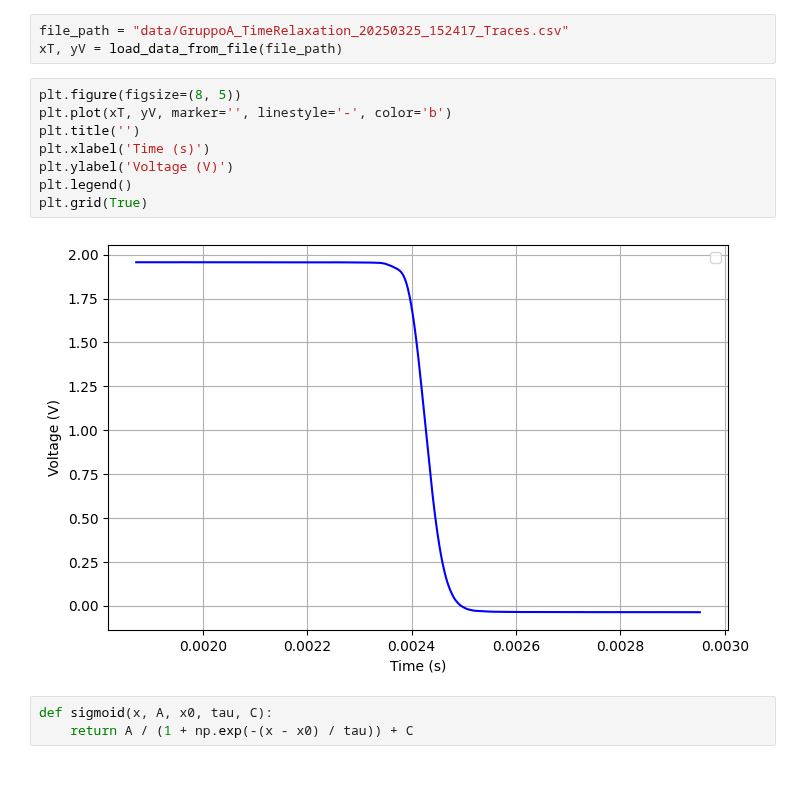
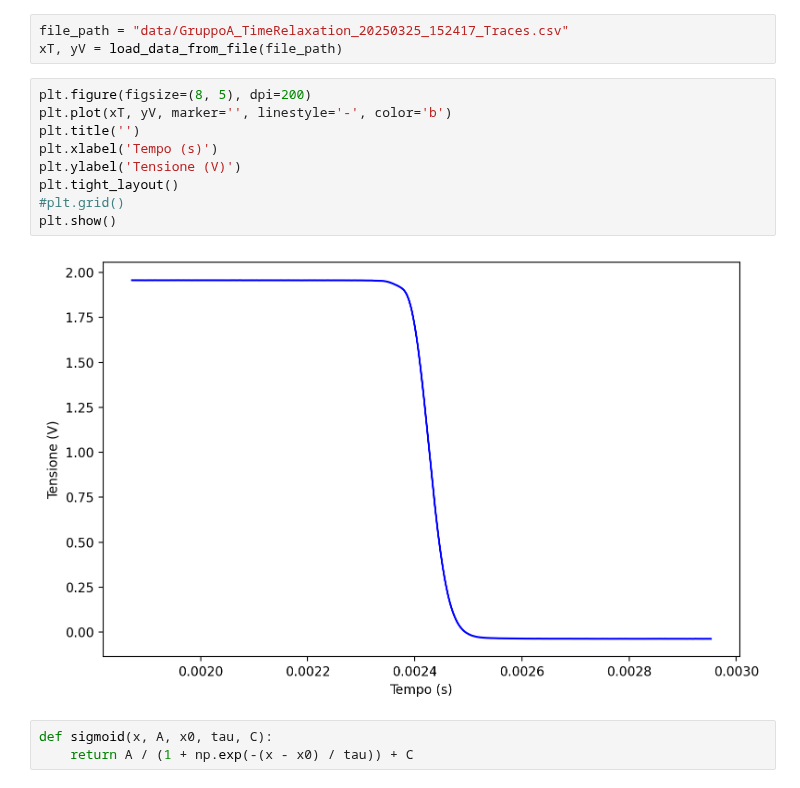
Before and after one commit to zosojack/lab-ss-2, a Jupyter notebook: PARTE 1: PL/3-tempo di rilassamento.ipynb, the cells around one changed output. Drawn from its saved outputs; the diff is of its cells as text.

```diff
--- a/PARTE 1: PL/3-tempo di rilassamento.ipynb
+++ b/PARTE 1: PL/3-tempo di rilassamento.ipynb
@@ -16,15 +16,16 @@ def load_data_from_file(file_path):
 file_path = "data/GruppoA_TimeRelaxation_20250325_152417_Traces.csv"
 xT, yV = load_data_from_file(file_path)
 # %%
-plt.figure(figsize=(8, 5))
+plt.figure(figsize=(8, 5), dpi=200)
 plt.plot(xT, yV, marker='', linestyle='-', color='b')
 plt.title('')
-plt.xlabel('Time (s)')
-plt.ylabel('Voltage (V)')
-plt.legend()
-plt.grid(True)
+plt.xlabel('Tempo (s)')
+plt.ylabel('Tensione (V)')
+plt.tight_layout()
+#plt.grid()
+plt.show()
 # %% [output]
-[figure, old version]
+[figure, new version]
 # %%
 def sigmoid(x, A, x0, tau, C):
     return A / (1 + np.exp(-(x - x0) / tau)) + C
```
Also changed, not shown: parts of 3 cells of this notebook, 6 other files.
